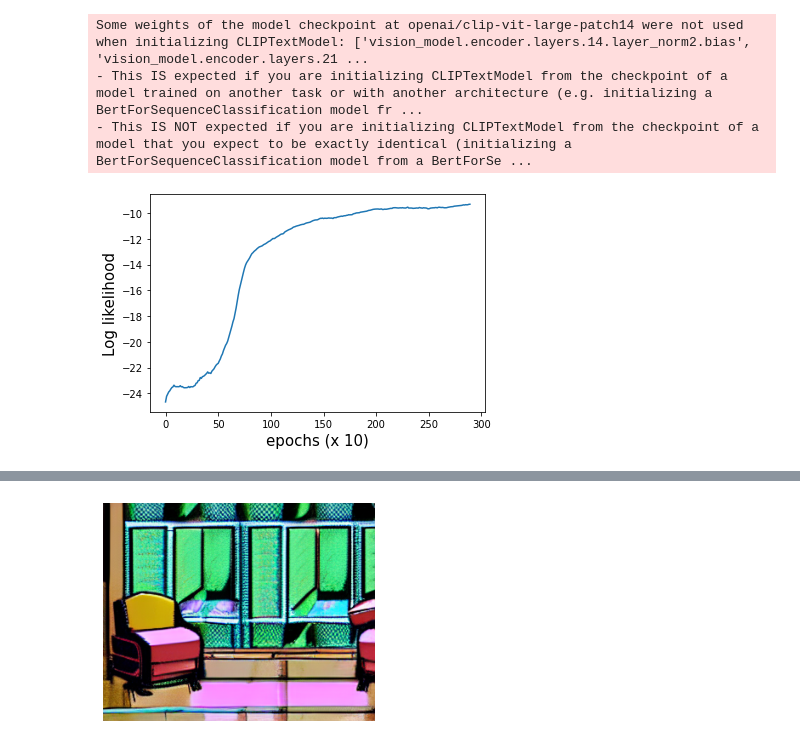
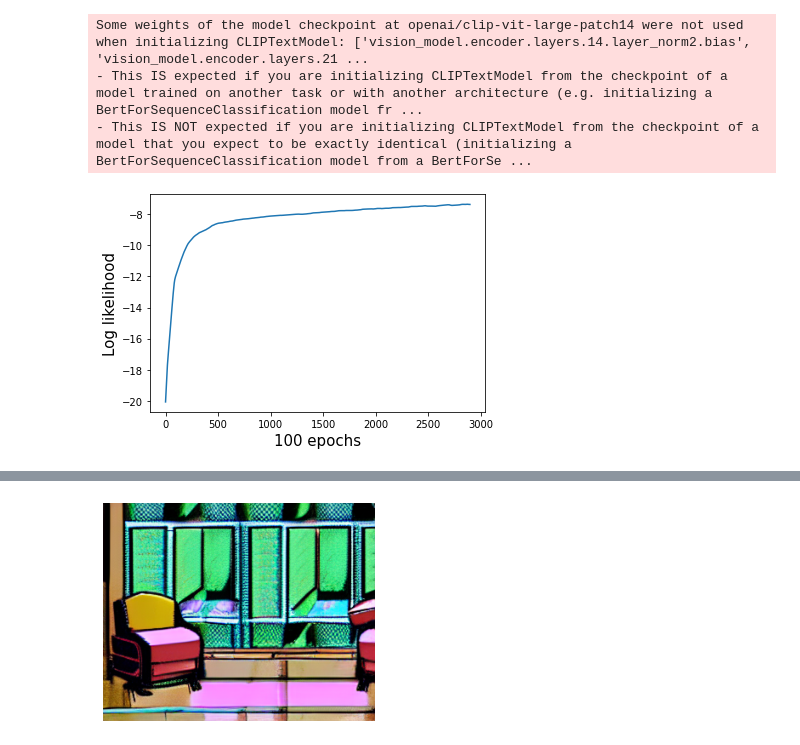
Before and after one commit to keithtyser/diffusion-log-likelihood, a Jupyter notebook: diffusion_log_likelihood.ipynb, the cells around one changed output, grey strips where cells are left out. Drawn from its saved outputs; the diff is of its cells as text; code cells hidden in the pictures.

Commit message:
updated after more training

```diff
--- a/diffusion_log_likelihood.ipynb
+++ b/diffusion_log_likelihood.ipynb
@@ -312,7 +312,7 @@ with precision_scope("cuda"):
         # /!\ Important
         z_forward = z_forward[:-1] # Remove the last sample (gaussian noise)
 
-        for epoch in tqdm(range(3000)): # Training for 300 epochs
+        for epoch in tqdm(range(300)): # Training for 300 epochs
 
             # Decoding gaussian noise (backward direction)
             z_enc = torch.randn_like(z_enc)
@@ -371,18 +371,18 @@ with precision_scope("cuda"):
             training_log_likelihood.append(log_likelihood.item())
 # %%
 # Smooth and plot the loss
-M = 10
+M = 100
 l_smooth = []
 
 for i in range(0, len(training_log_likelihood) - M):
     l_smooth.append(np.mean(training_log_likelihood[i:i+M]))
 
 plt.plot(l_smooth)
-plt.xlabel(f'epochs (x {M})', fontsize=15)
+plt.xlabel(f'{M} epochs', fontsize=15)
 plt.ylabel(f'Log likelihood', fontsize=15)
 plt.savefig('training_log_likelihood.png')
 # %% [output]
-[figure, old version]
+[figure, new version]
 # %%
 # Show the last 5 produced images
 
```
Also changed, not shown: parts of 1 cell of this notebook.
